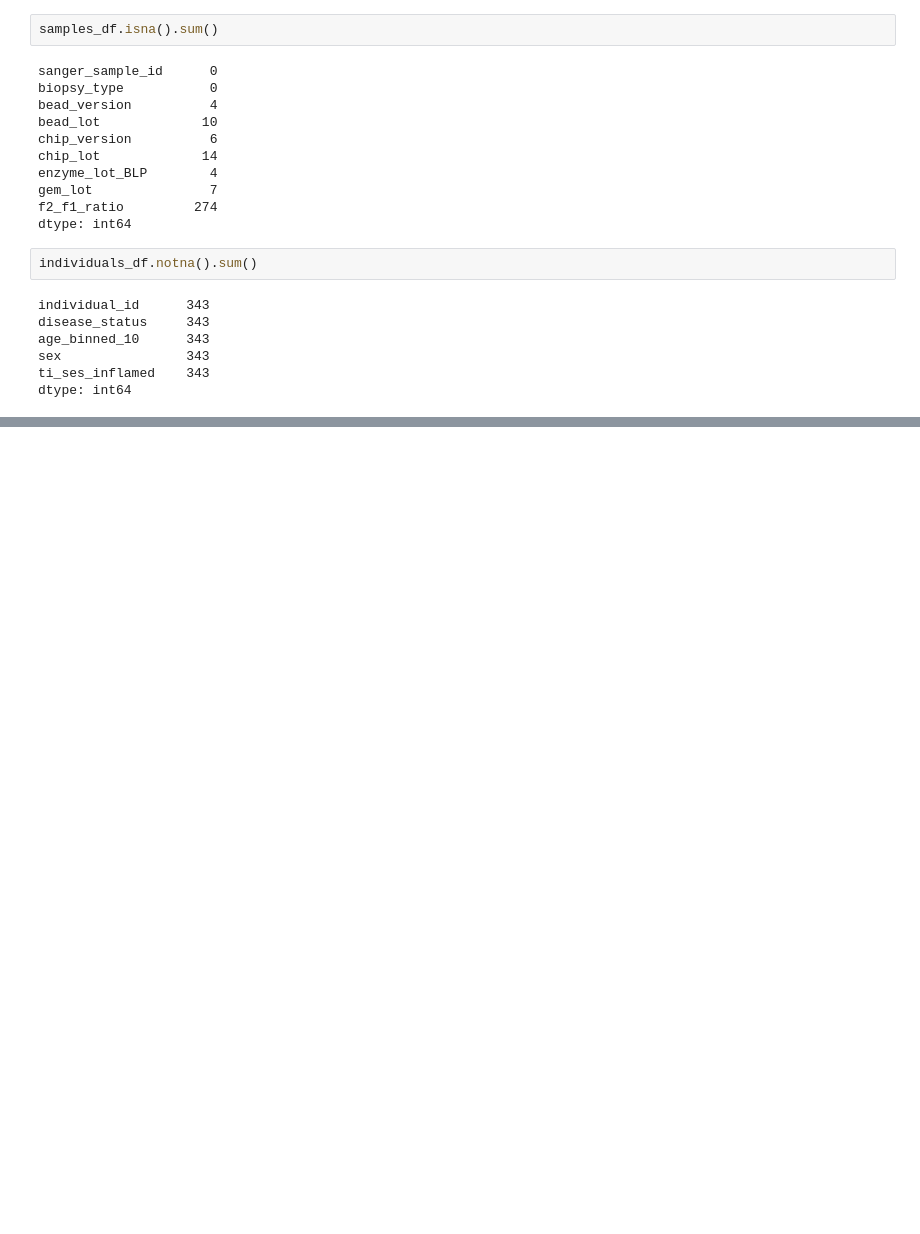
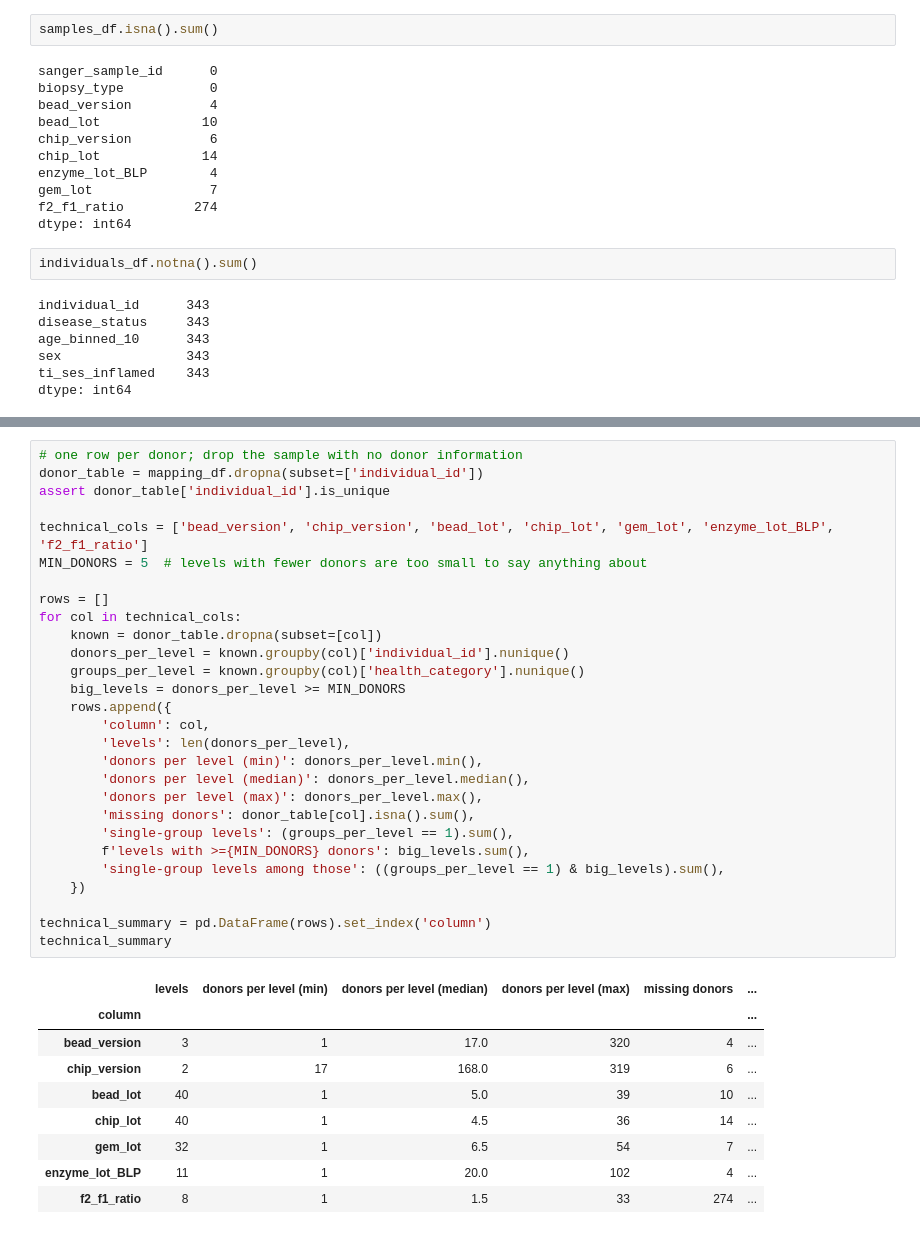
Before and after one commit to Surabhi13A/Crohns-analysis, a Jupyter notebook: exploration/01_metadata mapping.ipynb, the cells around one changed output, grey strips where cells are left out. Saved outputs shown, nothing was run; the diff lists cells and outputs as text; blank space fills up the shorter version.

```diff
--- a/exploration/01_metadata mapping.ipynb
+++ b/exploration/01_metadata mapping.ipynb
@@ -237,0 +320,38 @@ dtype: int64
+# %%
+# one row per donor; drop the sample with no donor information
+donor_table = mapping_df.dropna(subset=['individual_id'])
+assert donor_table['individual_id'].is_unique
+
+technical_cols = ['bead_version', 'chip_version', 'bead_lot', 'chip_lot', 'gem_lot', 'enzyme_lot_BLP', 'f2_f1_ratio']
+MIN_DONORS = 5  # levels with fewer donors are too small to say anything about
+
+rows = []
+for col in technical_cols:
+    known = donor_table.dropna(subset=[col])
+    donors_per_level = known.groupby(col)['individual_id'].nunique()
+    groups_per_level = known.groupby(col)['health_category'].nunique()
+    big_levels = donors_per_level >= MIN_DONORS
+    rows.append({
+        'column': col,
+        'levels': len(donors_per_level),
+        'donors per level (min)': donors_per_level.min(),
+        'donors per level (median)': donors_per_level.median(),
+        'donors per level (max)': donors_per_level.max(),
+        'missing donors': donor_table[col].isna().sum(),
+        'single-group levels': (groups_per_level == 1).sum(),
+        f'levels with >={MIN_DONORS} donors': big_levels.sum(),
+        'single-group levels among those': ((groups_per_level == 1) & big_levels).sum(),
+    })
+
+technical_summary = pd.DataFrame(rows).set_index('column')
+technical_summary
+# %% [output]
+|  | levels | donors per level (min) | donors per level (median) | donors per level (max) | missing donors | ... |
+| column |  |  |  |  |  | ... |
+| bead_version | 3 | 1 | 17.0 | 320 | 4 | ... |
+| chip_version | 2 | 17 | 168.0 | 319 | 6 | ... |
+| bead_lot | 40 | 1 | 5.0 | 39 | 10 | ... |
+| chip_lot | 40 | 1 | 4.5 | 36 | 14 | ... |
+| gem_lot | 32 | 1 | 6.5 | 54 | 7 | ... |
+| enzyme_lot_BLP | 11 | 1 | 20.0 | 102 | 4 | ... |
+| f2_f1_ratio | 8 | 1 | 1.5 | 33 | 274 | ... |
```
Also changed, not shown: parts of 13 cells of this notebook, 1 other file.
